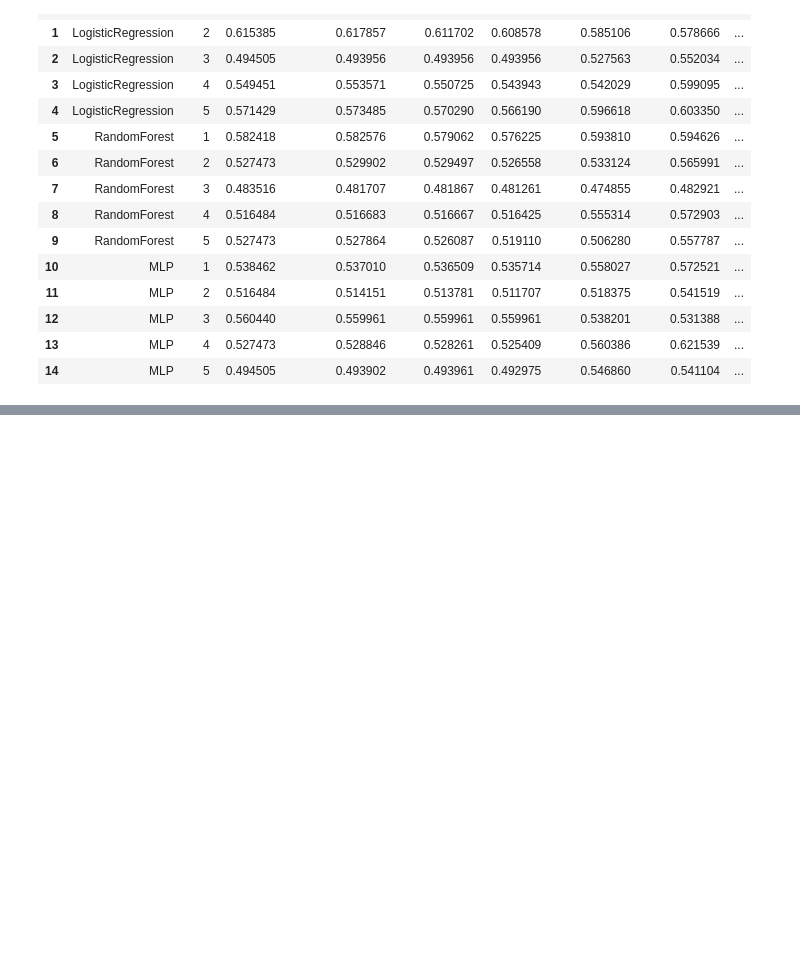
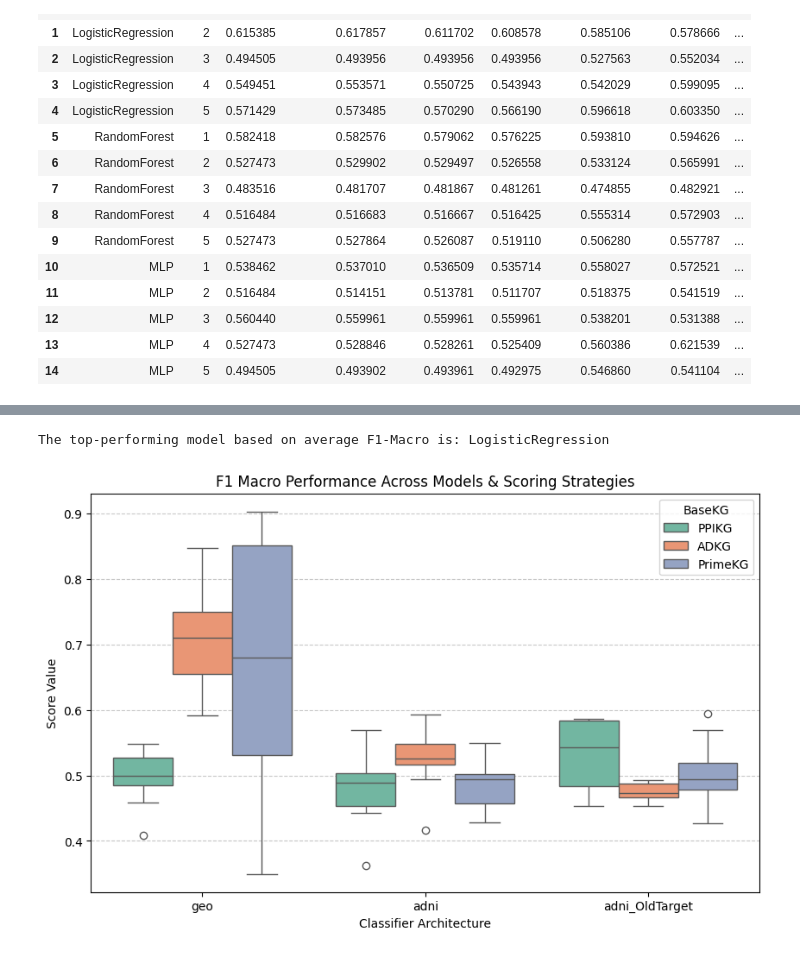
Before and after one commit to Xiaoxuan-Yu-ty/HybridKG, a Jupyter notebook: PyKeen/hpo_train_cls.ipynb, the cells around one changed output, grey strips where cells are left out. Drawn from its saved outputs; the diff is of its cells as text; code cells hidden in the pictures; blank space fills up the shorter version.

```diff
--- a/PyKeen/hpo_train_cls.ipynb
+++ b/PyKeen/hpo_train_cls.ipynb
@@ -367,0 +432,3 @@ combined_df
+# %%
+df_all = pd.concat(dfs, ignore_index=True)
+df_all
@@ -367,0 +449,16 @@ combined_df
+# %%
+# Select your structural identifier variables
+id_vars = ['model', 'fold', 'best_params', 'KGE_Model', 'Scoring', 'Dataset', 'BaseKG']
+
+# Select columns containing the actual fold numerical values
+value_vars = ['accuracy', 'precision_macro', 'recall_macro', 'f1_macro', 'auroc_macro', 'auprc_macro']
+
+# Reshape
+df_long = pd.melt(
+    df_all,
+    id_vars=id_vars,
+    value_vars=value_vars,
+    var_name='Metric',
+    value_name='Score'
+)
+df_long
@@ -367,0 +479,28 @@ combined_df
+# %%
+# Filter down to one metric for a hyper-focused comparison
+f1_df = df_long[df_long['Metric'] == 'f1_macro']
+
+best_model_name = (
+    f1_df.groupby('model')['Score']
+    .mean()
+    .idxmax()  # Returns the name of the model with the highest mean
+)
+best_model_df = f1_df[f1_df['model'] == best_model_name]
+print(f"The top-performing model based on average F1-Macro is: {best_model_name}")
+
+plt.figure(figsize=(10, 6))
+sns.boxplot(
+    data=best_model_df,
+    x='Dataset',
+    y='Score',
+    hue='BaseKG',  # Compares 'all' scoring directly vs 'ecdf' scoring
+    palette='Set2'
+)
+plt.title('F1 Macro Performance Across Models & Scoring Strategies')
+plt.ylabel('Score Value')
+plt.xlabel('Classifier Architecture')
+plt.grid(axis='y', linestyle='--', alpha=0.7)
+plt.show()
+# %% [output]
+The top-performing model based on average F1-Macro is: LogisticRegression
+[figure, added]
```
Also changed, not shown: parts of 9 cells of this notebook, 4 other files.
